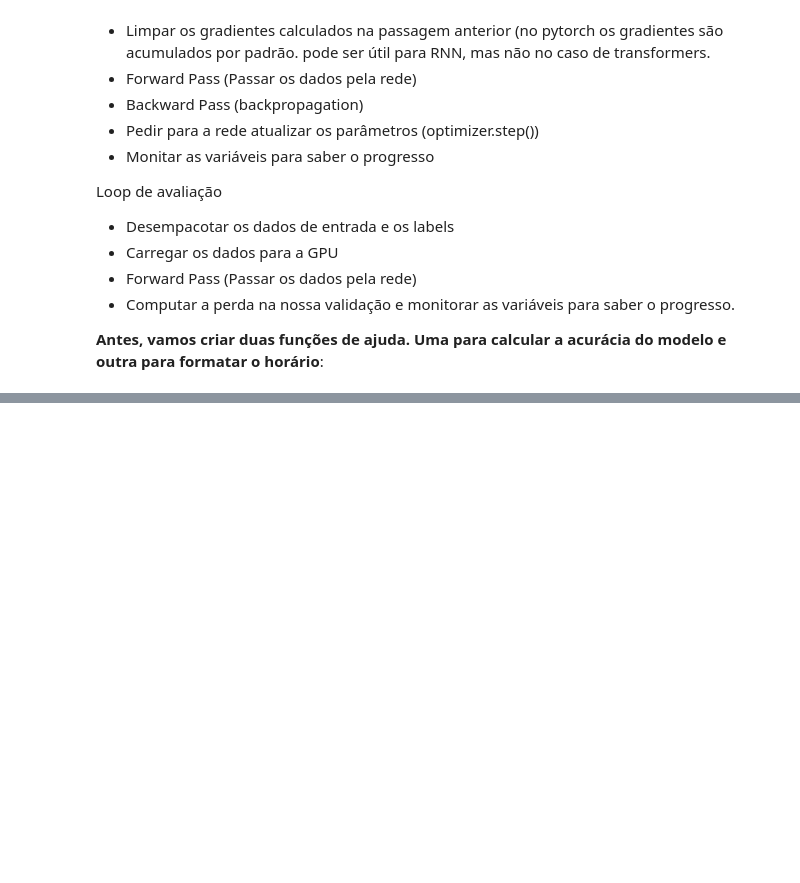
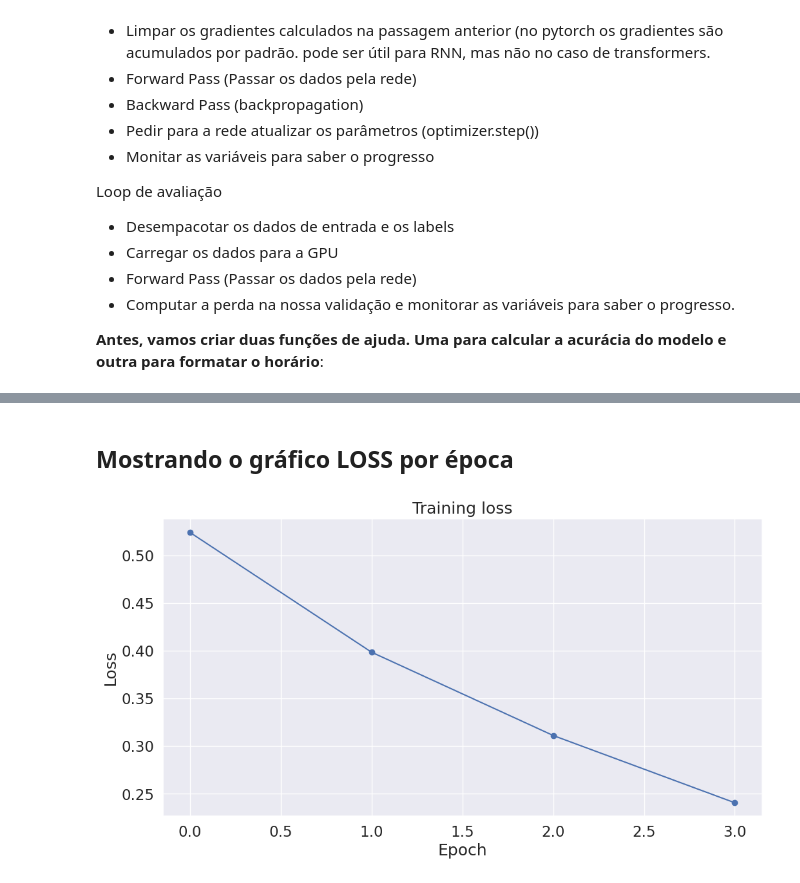
Before and after one commit to jv-porto/hate-speech, a Jupyter notebook: src/models/bert.ipynb, the cells around one changed output, grey strips where cells are left out. Saved outputs shown, nothing was run; the diff lists cells and outputs as text; code cells hidden in the pictures; blank space fills up the shorter version.

Commit message:
bert training

```diff
--- a/src/models/bert.ipynb
+++ b/src/models/bert.ipynb
@@ -48,0 +38,13 @@ df.head(5)
+# %%
+## PARA RODAR NO GOOGLE COLAB
+colab = True
+# %%
+import wget
+import pandas as pd
+
+if colab:
+  !pip install wget
+  wget.download("https://raw.githubusercontent.com/paulafortuna/Portuguese-Hate-Speech-Dataset/refs/heads/master/2019-05-28_portuguese_hate_speech_binary_classification.csv")
+  df = pd.read_csv("2019-05-28_portuguese_hate_speech_binary_classification.csv", on_bad_lines='skip')
+else:
+  df = pd.read_csv("../../data/2019-05-28_portuguese_hate_speech_binary_classification.csv")
@@ -476,0 +510,25 @@ print("FIM DO TREINAMENTO")
+# %% [markdown]
+
+## Mostrando o gráfico LOSS por época
+# %%
+import matplotlib.pyplot as plt
+import seaborn as sns
+
+# Use plot styling from seaborn.
+sns.set(style='darkgrid')
+
+# Increase the plot size and font size.
+sns.set(font_scale=1.5)
+plt.rcParams["figure.figsize"] = (12,6)
+
+# Plot the learning curve.
+plt.plot(loss_values, 'b-o')
+
+# Label the plot.
+plt.title("Training loss")
+plt.xlabel("Epoch")
+plt.ylabel("Loss")
+
+plt.show()
+# %% [output]
+[figure, added]
```
Also changed, not shown: parts of 15 cells of this notebook.
